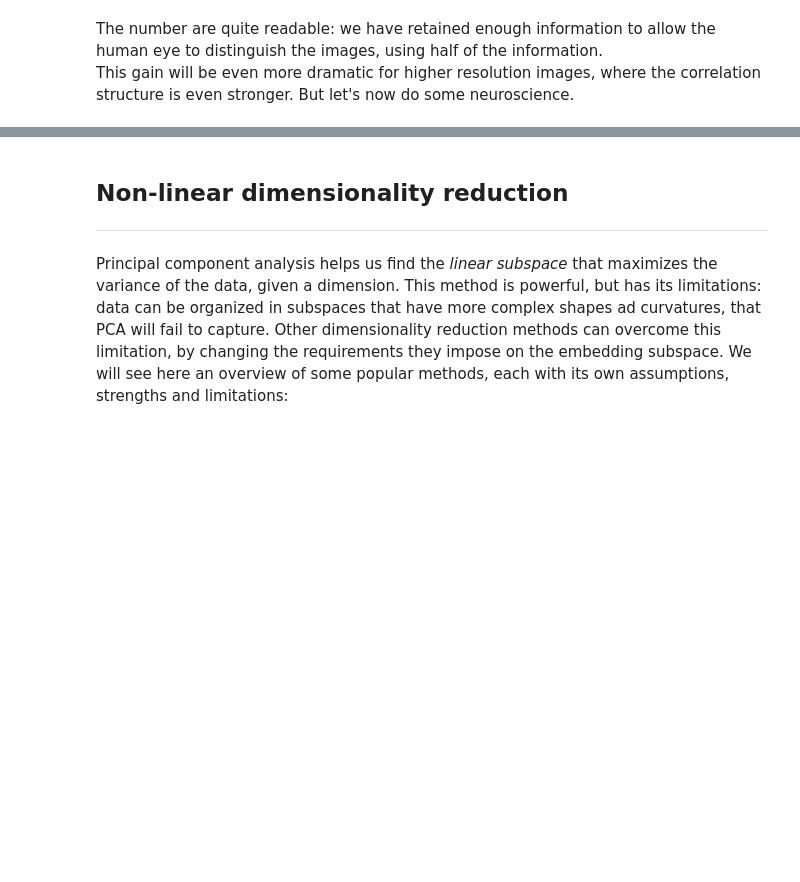
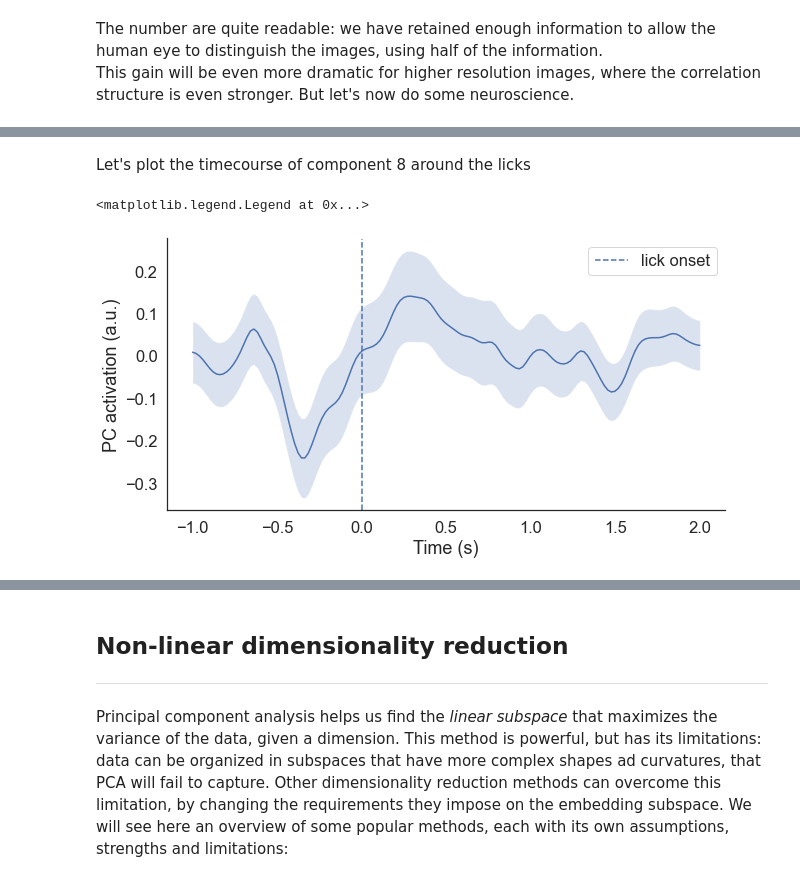
Before and after one commit to xamweil/population-methods, a Jupyter notebook: 01-dimensionality-reduction/dimensionality_reduction.ipynb, the cells around one changed output, grey strips where cells are left out. Drawn from its saved outputs; the diff is of its cells as text; code cells hidden in the pictures; blank space fills up the shorter version.

```diff
--- a/01-dimensionality-reduction/dimensionality_reduction.ipynb
+++ b/01-dimensionality-reduction/dimensionality_reduction.ipynb
@@ -209,0 +275,28 @@ Does any cortical mode respond to licking? Let's plot the data aligned to lickin
+# %% [markdown]
+Let's plot the timecourse of component 8 around the licks
+# %%
+from scipy.ndimage import gaussian_filter1d
+
+comp = 8 #component to plot
+
+plt.figure(figsize=(10,5))
+t = np.linspace(start_time,end_time,int((end_time-start_time)*framerate))
+y = mean_Y[:,comp-1]
+err = error[:,comp-1]
+
+y = gaussian_filter1d(y,2)
+err = gaussian_filter1d(err,2)
+
+plt.plot(t,y)
+plt.fill_between(t,y-err,y+err,alpha=0.2)
+
+plt.xlabel('Time (s)')
+plt.ylabel('PC activation (a.u.)')
+
+plt.axvline(x=0,linestyle='--',label='lick onset')
+plt.legend()
+#plt.axvline(x=2,linestyle='--')
+#plt.axvline(x=3,linestyle='--')
+# %% [output]
+<matplotlib.legend.Legend at 0x...>
+[figure, added]
```
Also changed, not shown: parts of 23 cells of this notebook, 1 other file.
